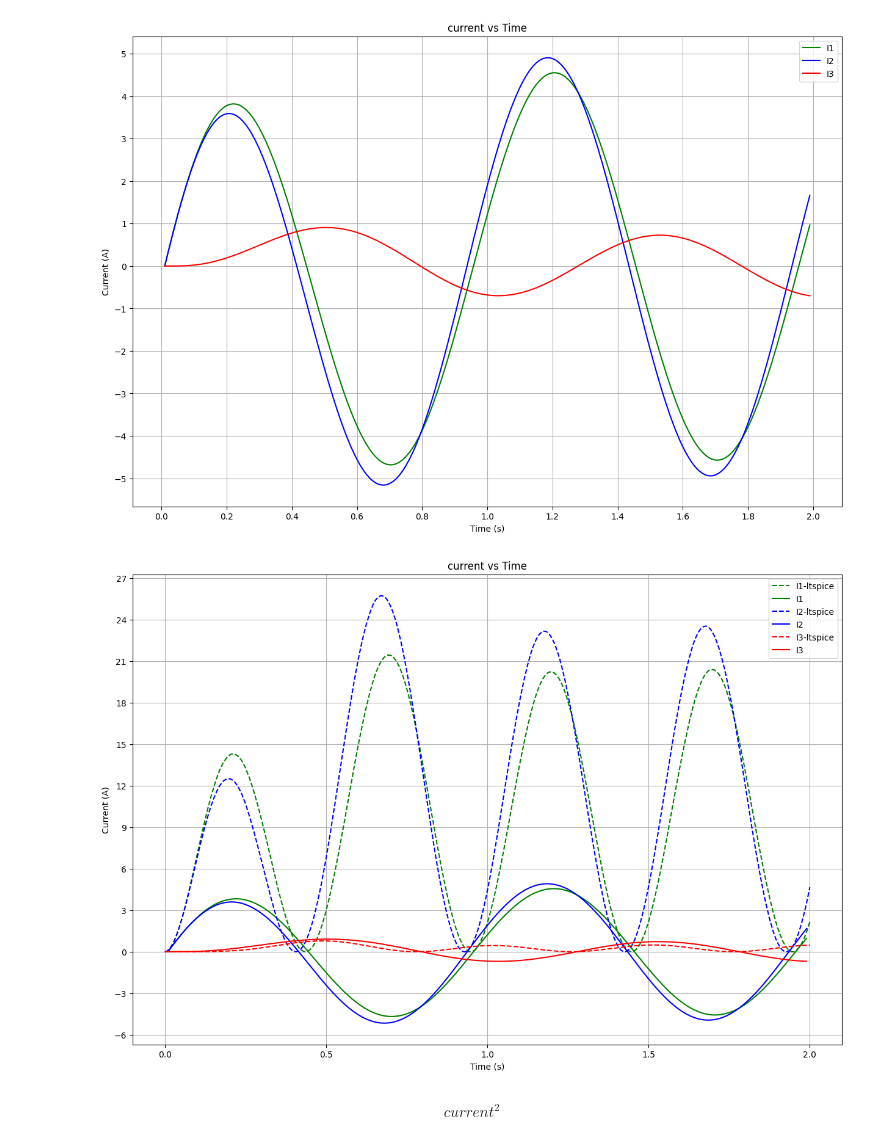
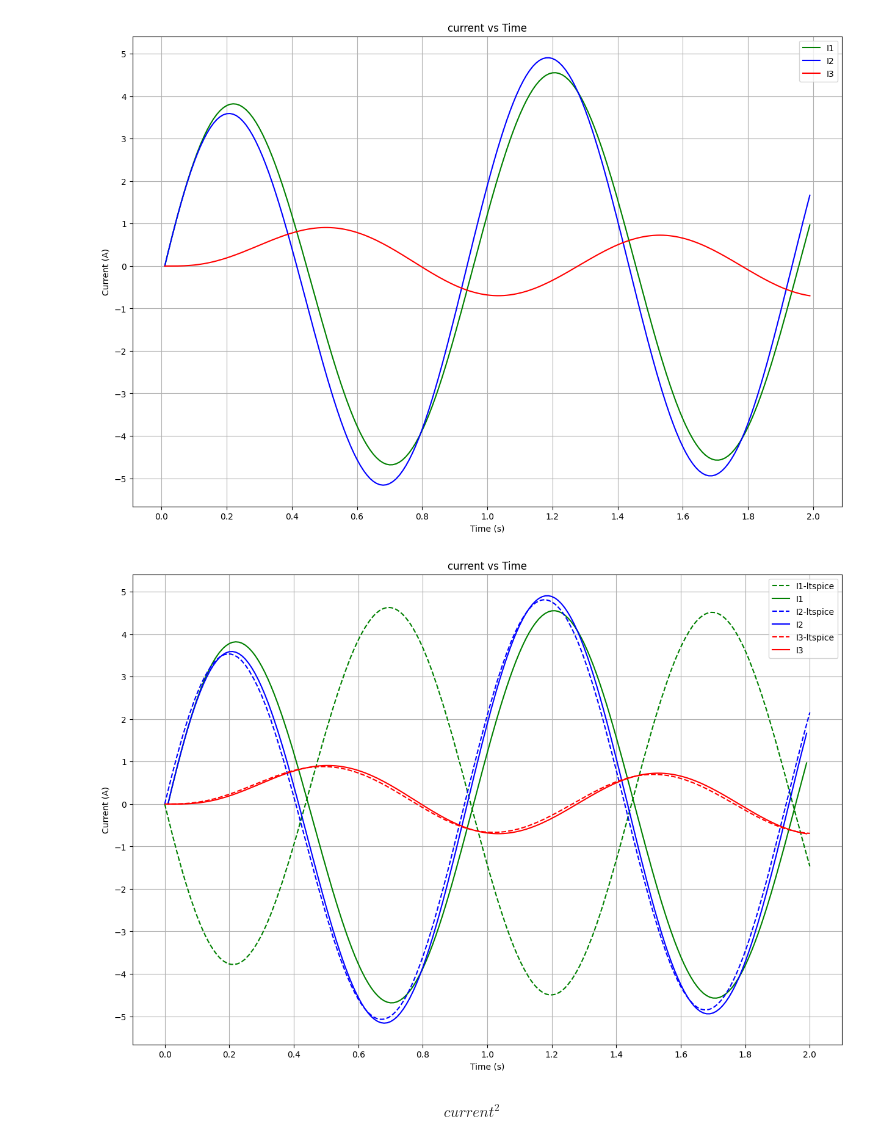
Before and after one commit to faliqadlan/rlc-coupled-system, a Jupyter notebook: answer.ipynb, the cells around one changed output. Saved outputs shown, nothing was run; the diff lists cells and outputs as text; code cells hidden in the pictures.

```diff
--- a/answer.ipynb
+++ b/answer.ipynb
@@ -184,43 +184,37 @@ plt.show()
 # %%
 import matplotlib.pyplot as plt
 import numpy as np
 
 # Load data from file
 file_path = "I-ltspice.txt"
 data = np.loadtxt(file_path, skiprows=1)  # Assuming the first row is a header
 
 time_vals_txt = data[:, 0]
 I2_vals_txt = data[:, 1]
 I3_vals_txt = data[:, 2]
 I1_vals_txt = data[:, 3]
 
 # Plotting
 plt.figure(figsize=(15, 10))
-plt.plot(
-    time_vals_txt, I1_vals_txt_s, label="I1-ltspice", color="green", linestyle="--"
-)
+plt.plot(time_vals_txt, I1_vals_txt, label="I1-ltspice", color="green", linestyle="--")
 plt.plot(time_vals[1:], I1_vals, label="I1", color="green")
-plt.plot(
-    time_vals_txt, I2_vals_txt_s, label="I2-ltspice", color="blue", linestyle="--"
-)
+plt.plot(time_vals_txt, I2_vals_txt, label="I2-ltspice", color="blue", linestyle="--")
 plt.plot(time_vals[1:], I2_vals, label="I2", color="blue")
-plt.plot(
-    time_vals_txt, I3_vals_txt_s, label="I3-ltspice", color="red", linestyle="--"
-)
+plt.plot(time_vals_txt, I3_vals_txt, label="I3-ltspice", color="red", linestyle="--")
 plt.plot(time_vals[1:], I3_vals, label="I3", color="red")
 plt.title("current vs Time")
 plt.xlabel("Time (s)")
 plt.ylabel("Current (A)")
 
 # Use plt.gca().yaxis and plt.gca().xaxis to access the axis
-plt.gca().yaxis.set_major_locator(plt.MultipleLocator(3))
-plt.gca().xaxis.set_major_locator(plt.MultipleLocator(0.5))
+plt.gca().yaxis.set_major_locator(plt.MultipleLocator(1))
+plt.gca().xaxis.set_major_locator(plt.MultipleLocator(0.2))
 
 plt.legend()
 plt.grid(True)
 plt.show()
 # %% [output]
-[figure, old version]
+[figure, new version]
 # %% [markdown]
 $$current^2$$
 # %%
```
Also changed, not shown: 1 other file.
